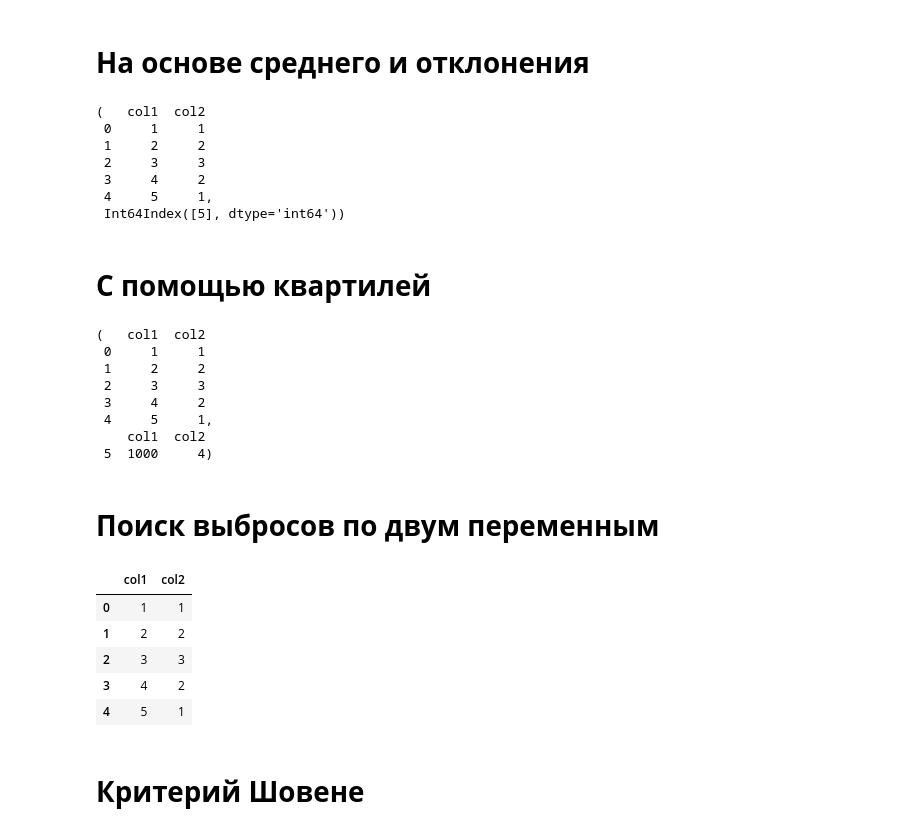
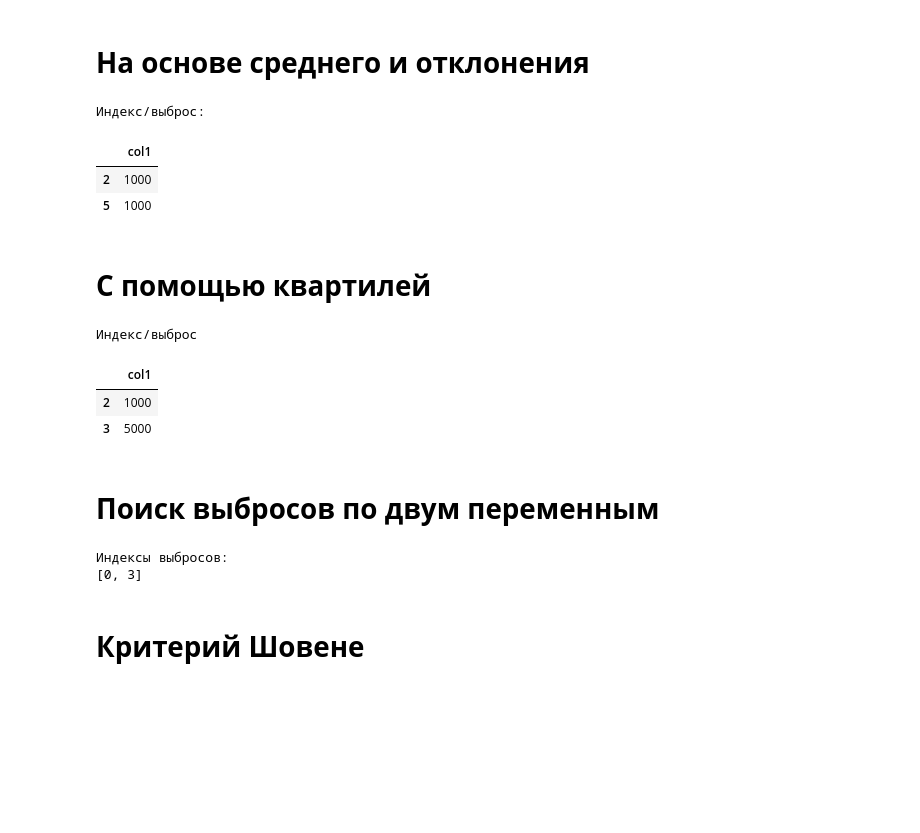
Before and after one commit to kyv1r/DZpoML1, a Jupyter notebook: lab2/Задание_2.ipynb, the cells around one changed output. Drawn from its saved outputs; the diff is of its cells as text; code cells hidden in the pictures; blank space fills up the shorter version.

```diff
--- a/lab2/Задание_2.ipynb
+++ b/lab2/Задание_2.ipynb
@@ -376,63 +389,61 @@ class Outline:
 # %%
 data = pd.DataFrame(
     data = {
-        "col1": [1, 2, 3, 4, 5, 1000],
-        "col2": [1, 2, 3, 2, 1, 4]
+        "col1": [1, 2, 1000, 4, 5, 1000, 6, 7]
     }
 )
 
-so = Outline(data)
+outlier_detector = Outline(data)
 
-so.find_outliers_mean_std("col1")
+outliers = outlier_detector.detect_outlier_mean_std('col1')
+
+# Выводим очищенный датафрейм
+print("Индекс/выброс:")
+outliers
 # %% [output]
-(   col1  col2
- 0     1     1
- 1     2     2
- 2     3     3
- 3     4     2
- 4     5     1,
- Int64Index([5], dtype='int64'))
+Индекс/выброс:
+|  | col1 |
+| 2 | 1000 |
+| 5 | 1000 |
 # %% [markdown]
 # **С помощью квартилей**
 # %%
 data = pd.DataFrame(
     data = {
-        "col1": [1, 2, 3, 4, 5, 1000],
-        "col2": [1, 2, 3, 2, 1, 4]
+        "col1": [1, 2, 1000, 5000, 4, 5, 6, 7]
     }
 )
 
-so = Outline(data)
+outlier_detector = Outline(data)
 
-so.find_outliers_iqr("col1")
+outliers = outlier_detector.detect_outlier_kvart('col1')
+
+print("Индекс/выброс")
+outliers
 # %% [output]
-(   col1  col2
- 0     1     1
- 1     2     2
- 2     3     3
- 3     4     2
- 4     5     1,
-    col1  col2
- 5  1000     4)
+Индекс/выброс
+|  | col1 |
+| 2 | 1000 |
+| 3 | 5000 |
 # %% [markdown]
 # **Поиск выбросов по двум переменным**
 # %%
 data = pd.DataFrame(
     data = {
-        "col1": [1, 2, 3, 4, 5, 1000],
-        "col2": [1, 2, 3, 2, 1, 4]
+        "col1": [1000, 2, 1, 1000, 5, 4, 6, 7],
+        "col2": [1000, 2, 1, 5, 1, 4, 6, 7]
     }
 )
 
-so = Outline(data)
-so.find_outliers_two_variables('col1', 'col2', eps = 10, min_samples=2)
+outlier_detector = Outline(data)
+
+df_indices_outliers = outlier_detector.detect_outlier_dbscan('col1', 'col2', eps = 10, min_samples = 2)
+
+print("Индексы выбросов:")
+print(df_indices_outliers)
 # %% [output]
-|  | col1 | col2 |
-| 0 | 1 | 1 |
-| 1 | 2 | 2 |
-| 2 | 3 | 3 |
-| 3 | 4 | 2 |
-| 4 | 5 | 1 |
+Индексы выбросов:
+[0, 3]
 # %% [markdown]
 # **Критерий Шовене**
 # %%
```
Also changed, not shown: parts of 8 cells of this notebook.
